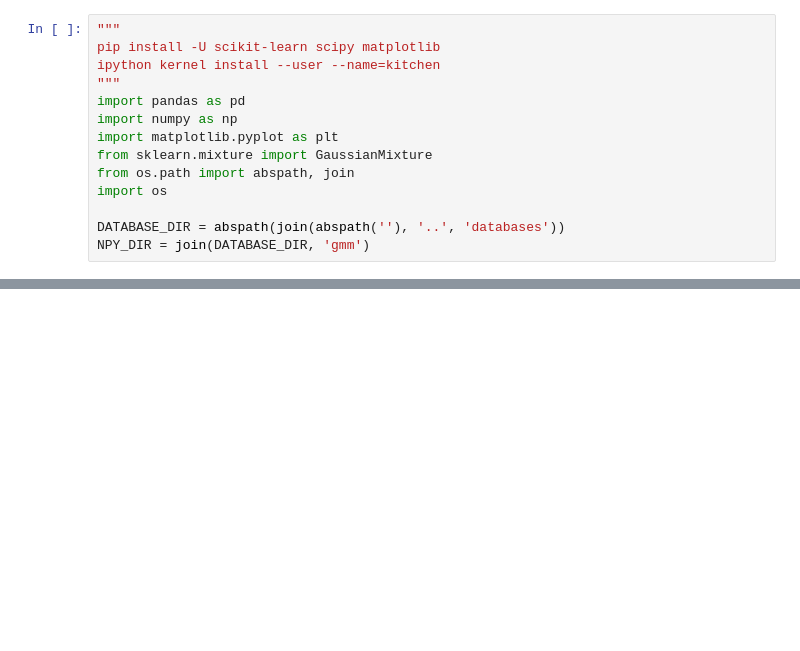
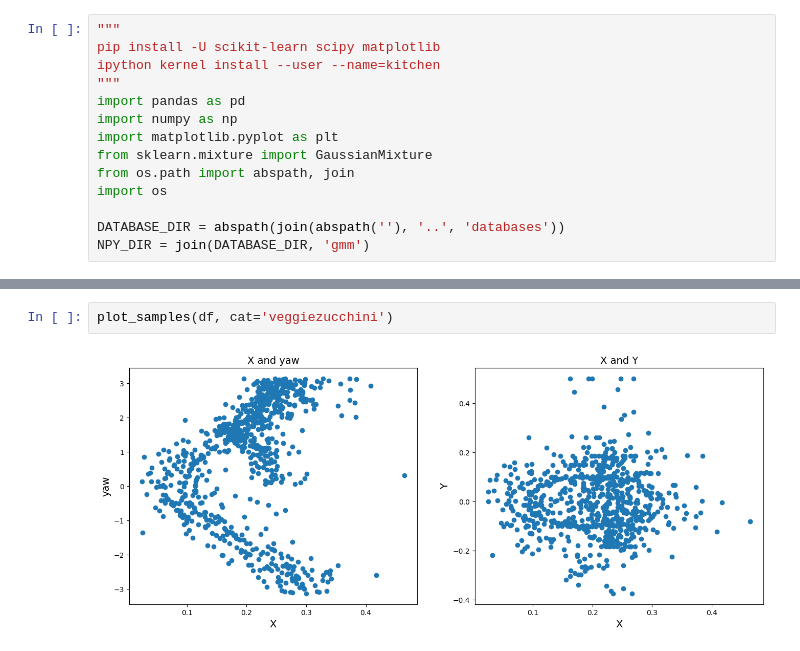
Before and after one commit to zt-yang/pybullet_planning, a Jupyter notebook: world_builder/samplers.ipynb, the cells around one changed output, grey strips where cells are left out. Saved outputs shown, nothing was run; the diff lists cells and outputs as text; blank space fills up the shorter version.

```diff
--- a/world_builder/samplers.ipynb
+++ b/world_builder/samplers.ipynb
@@ -80,0 +127,4 @@ plot_gmm(loaded_gmm, X)
+# %%
+plot_samples(df, cat='veggiezucchini')
+# %% [output]
+[figure, added]
```
Also changed, not shown: parts of 10 cells of this notebook.
